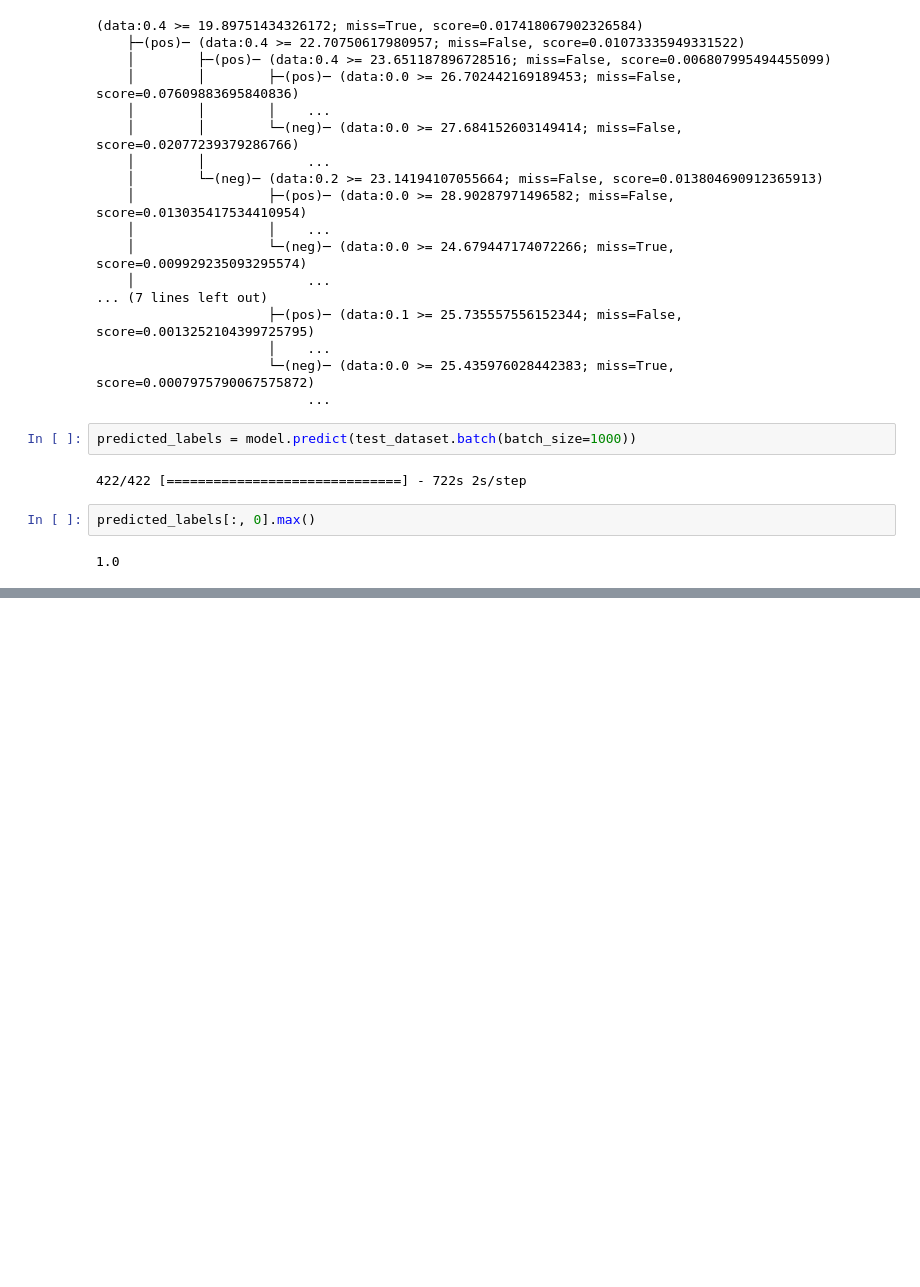
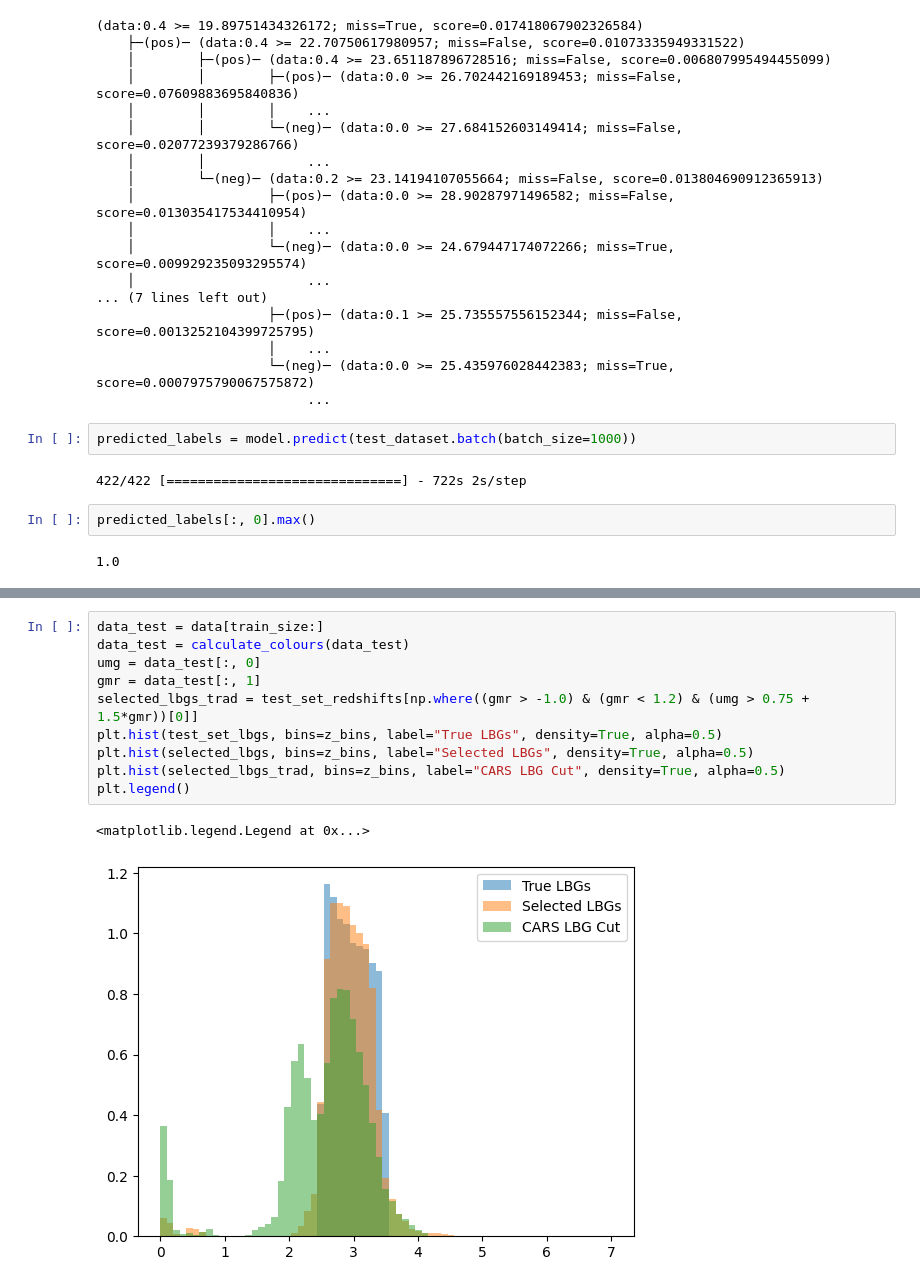
Before and after one commit to fpetri115/LBGoptimise, a Jupyter notebook: test_training_data.ipynb, the cells around one changed output, grey strips where cells are left out. Saved outputs shown, nothing was run; the diff lists cells and outputs as text; blank space fills up the shorter version.

```diff
--- a/test_training_data.ipynb
+++ b/test_training_data.ipynb
@@ -166,0 +167,13 @@ interloper fraction(%):  1.8505534131316674
+# %%
+data_test = data[train_size:]
+data_test = calculate_colours(data_test)
+umg = data_test[:, 0]
+gmr = data_test[:, 1]
+selected_lbgs_trad = test_set_redshifts[np.where((gmr > -1.0) & (gmr < 1.2) & (umg > 0.75 + 1.5*gmr))[0]]
+plt.hist(test_set_lbgs, bins=z_bins, label="True LBGs", density=True, alpha=0.5)
+plt.hist(selected_lbgs, bins=z_bins, label="Selected LBGs", density=True, alpha=0.5)
+plt.hist(selected_lbgs_trad, bins=z_bins, label="CARS LBG Cut", density=True, alpha=0.5)
+plt.legend()
+# %% [output]
+<matplotlib.legend.Legend at 0x...>
+[figure, added]
```
Also changed, not shown: parts of 1 cell of this notebook.
